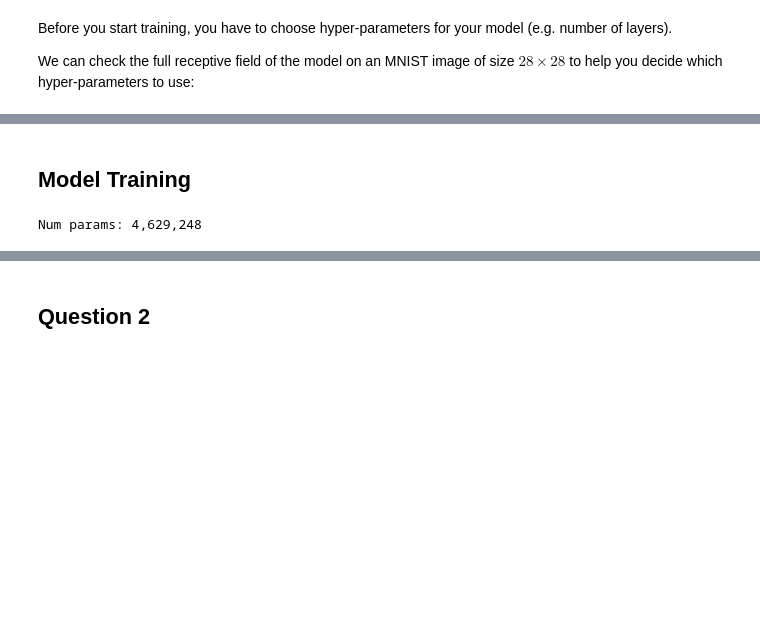
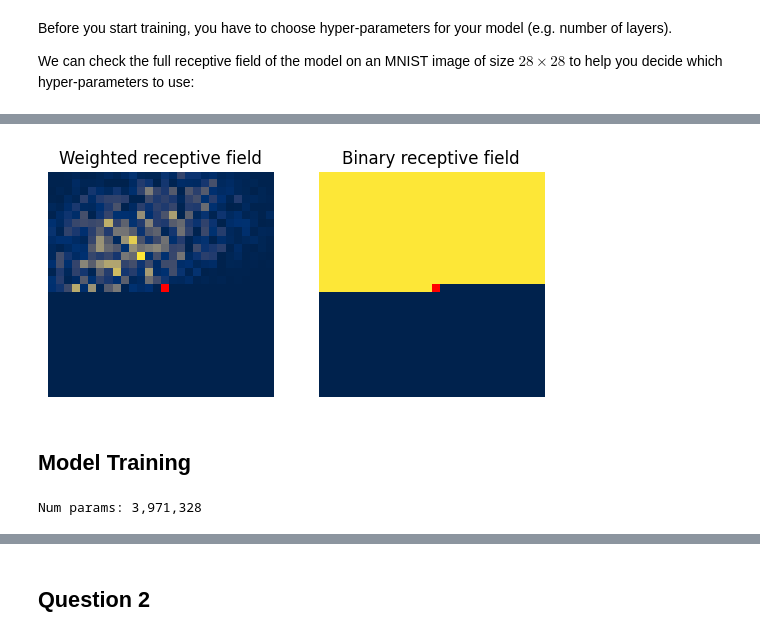
Before and after one commit to ordinary813/ordinaryLib, a Jupyter notebook: dgm/DGM26_hw4.ipynb, the cells around one changed output, grey strips where cells are left out. Saved outputs shown, nothing was run; the diff lists cells and outputs as text; code cells hidden in the pictures; blank space fills up the shorter version.

```diff
--- a/dgm/DGM26_hw4.ipynb
+++ b/dgm/DGM26_hw4.ipynb
@@ -316,7 +316,7 @@ def show_center_recep_field(img, out):
     plt.show()
     plt.close()
 # %%
-test_model = PixelCNN(c_in=1, c_hidden=64, num_layers=8).to('cpu')      # adjust according to your model
+test_model = PixelCNN(c_in=1, c_hidden=128, kernel_size=5, num_layers=8).to('cpu')      # adjust according to your model
 inp = torch.zeros(1,1,28,28).to('cpu')                    # do not remove the 'cpu' here
 inp.requires_grad_()
 out = test_model(inp)
@@ -327,16 +326,17 @@ del inp, out, test_model
+[figure, added]
 # %% [markdown]
 ## Model Training
 # %%
-model = PixelCNN(c_in=1, c_hidden=128, kernel_size=7)       # adjust according to your model
+model = PixelCNN(c_in=1, c_hidden=128, kernel_size=5, num_layers=8)       # adjust according to your model
 print("Num params: {:,}".format(sum(p.numel() for p in model.parameters())))
 
-model = torch.compile(model.to(device))
+model = model.to(device)
 
-optimizer = optim.Adam(model.parameters(), lr=1e-4)
+optimizer = optim.Adam(model.parameters(), lr=3e-4)
 scheduler = optim.lr_scheduler.StepLR(optimizer, 1, gamma=0.99)
-epochs = 50
+epochs = 25
 # %% [output]
-Num params: 4,629,248
+Num params: 3,971,328
 # %%
 # Training loop
 train_bpd = []
```
Also changed, not shown: parts of 30 cells of this notebook, 5 other files.
